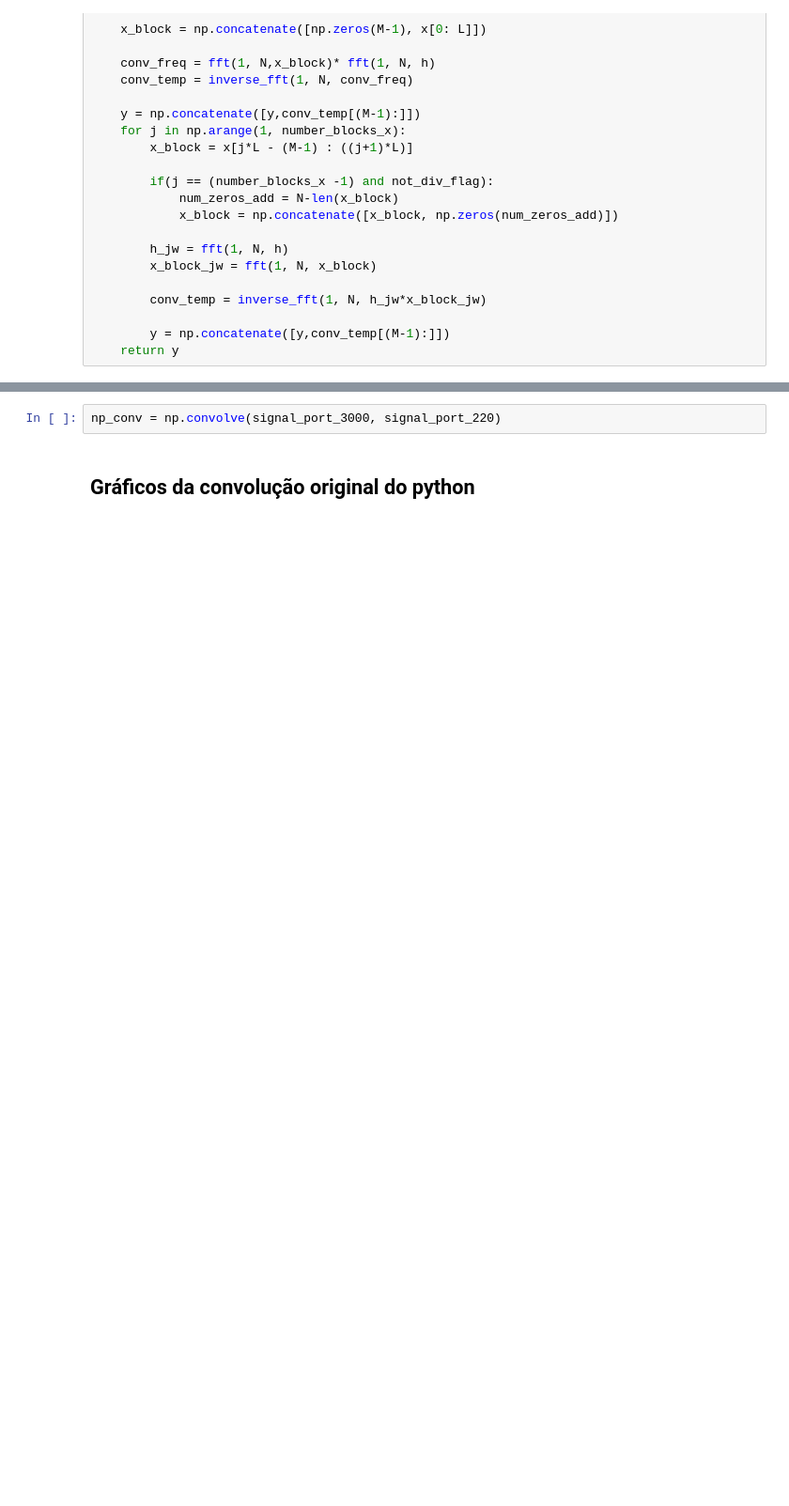
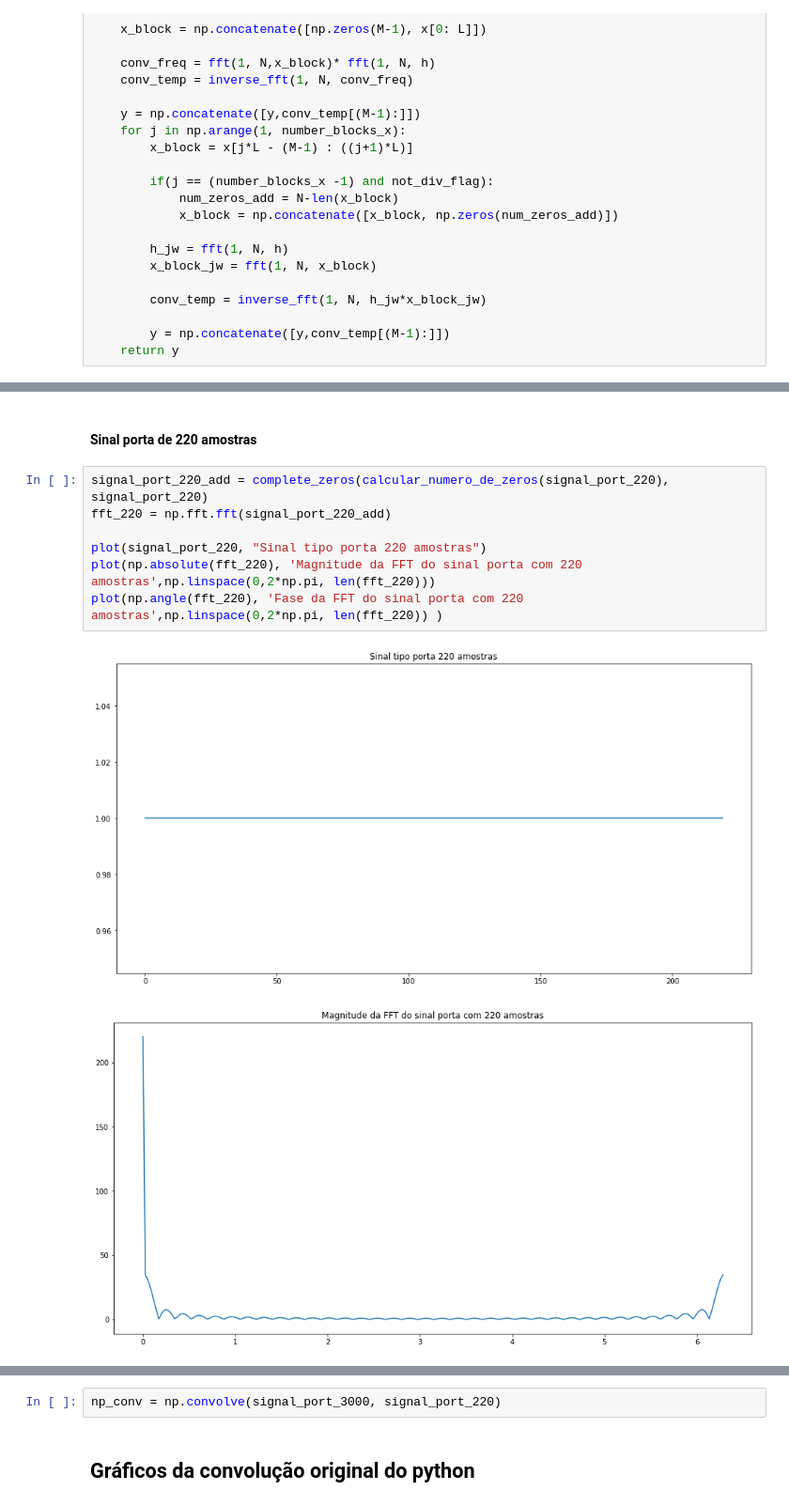
Before and after one commit to ruteee/ConvolucaoFrequencia, a Jupyter notebook: Trabalho pds.ipynb, the cells around one changed output, grey strips where cells are left out. Shown at 94% size. Saved outputs shown, nothing was run; the diff lists cells and outputs as text; blank space fills up the shorter version.

```diff
--- a/Trabalho pds.ipynb
+++ b/Trabalho pds.ipynb
@@ -172,0 +233,12 @@ signal_port_220 = np.ones(220)
+# %% [markdown]
+#### Sinal porta de 220 amostras
+# %%
+signal_port_220_add = complete_zeros(calcular_numero_de_zeros(signal_port_220), signal_port_220)
+fft_220 = np.fft.fft(signal_port_220_add)
+
+plot(signal_port_220, "Sinal tipo porta 220 amostras")
+plot(np.absolute(fft_220), 'Magnitude da FFT do sinal porta com 220 amostras',np.linspace(0,2*np.pi, len(fft_220)))
+plot(np.angle(fft_220), 'Fase da FFT do sinal porta com 220 amostras',np.linspace(0,2*np.pi, len(fft_220)) )
+# %% [output]
+[figure, added]
+[figure, added]
```
Also changed, not shown: parts of 44 cells of this notebook.
